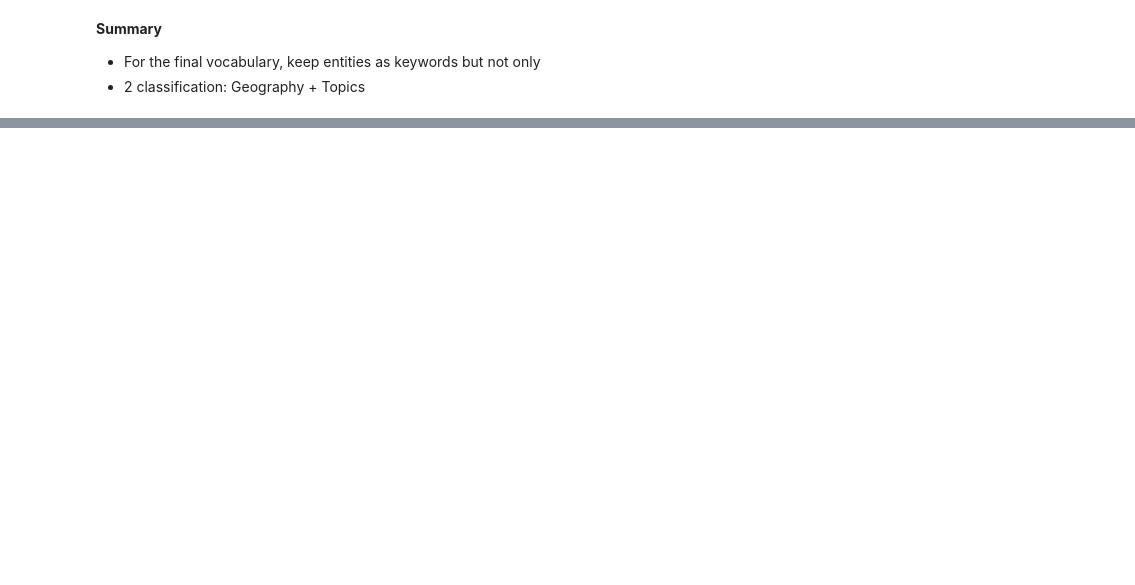
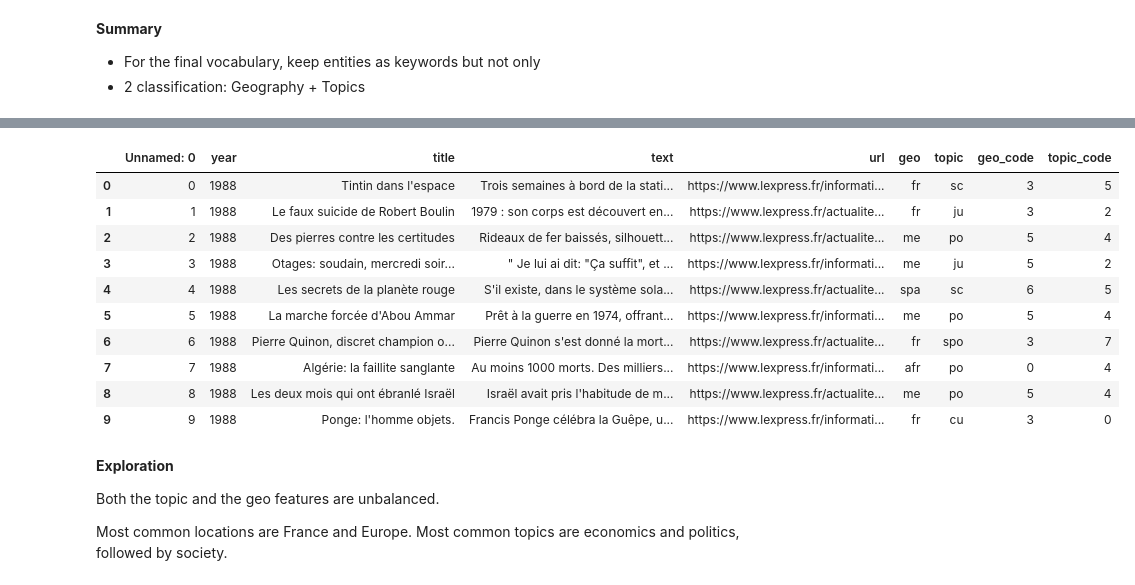
Before and after one commit to ldelille/nlp-archives, a Jupyter notebook: 02_TopicModeling.ipynb, the cells around one changed output, grey strips where cells are left out. Drawn from its saved outputs; the diff is of its cells as text; code cells hidden in the pictures; blank space fills up the shorter version.

```diff
--- a/02_TopicModeling.ipynb
+++ b/02_TopicModeling.ipynb
@@ -1068,0 +1098,15 @@ __Summary__
+# %%
+# create dictionaries
+
+geo_dic={}
+for index, row in geo_codes.iterrows():
+    geo_dic[row[1].strip(' ')]=row[0].strip(' ')
+    geo_dic[row[0].strip(' ')]=row[0].strip(' ')
+print(geo_dic)
+
+topic_dic={}
+for index, row in topic_codes.iterrows():
+    topic_dic[row[1].split(',')[0].strip(' ')]=row[0].strip(' ')
+    topic_dic[row[1].split(',')[0]]=row[0].strip(' ')
+    topic_dic[row[0].strip(' ')]=row[0].strip(' ')
+print(topic_dic)
@@ -1068,0 +1116,17 @@ __Summary__
+# %%
+# comparison
+print(set(labeled_df['geo']))
+print(set(labeled_df['topic']))
+
+# corrections
+geo_dic['France']='fr'
+geo_dic['latin america']='lat'
+geo_dic['mo']='me'
+geo_dic['middle east']='me'
+geo_dic['moyen-orient']='me'
+geo_dic['me']='me'
+
+topic_dic['misc']='mi'
+print('\nFinal dict:')
+print(geo_dic)
+print(topic_dic)
@@ -1068,0 +1140,30 @@ __Summary__
+# %%
+# map to categories
+
+labeled_df['geo']=labeled_df['geo'].apply(lambda x:geo_dic[x])
+labeled_df['topic']=labeled_df['topic'].apply(lambda x:topic_dic[x])
+labeled_df.geo = pd.Categorical(labeled_df.geo)
+labeled_df.topic = pd.Categorical(labeled_df.topic)
+
+labeled_df['geo_code'] = labeled_df.geo.cat.codes
+labeled_df['topic_code'] = labeled_df.topic.cat.codes
+
+labeled_df.head(10)
+# %% [output]
+|  | Unnamed: 0 | year | title | text | url | geo | topic | geo_code | topic_code |
+| 0 | 0 | 1988 | Tintin dans l'espace | Trois semaines à bord de la stati... | https://www.lexpress.fr/informati... | fr | sc | 3 | 5 |
+| 1 | 1 | 1988 | Le faux suicide de Robert Boulin | 1979 : son corps est découvert en... | https://www.lexpress.fr/actualite... | fr | ju | 3 | 2 |
+| 2 | 2 | 1988 | Des pierres contre les certitudes | Rideaux de fer baissés, silhouett... | https://www.lexpress.fr/actualite... | me | po | 5 | 4 |
+| 3 | 3 | 1988 | Otages: soudain, mercredi soir... | " Je lui ai dit: "Ça suffit", et ... | https://www.lexpress.fr/informati... | me | ju | 5 | 2 |
+| 4 | 4 | 1988 | Les secrets de la planète rouge | S'il existe, dans le système sola... | https://www.lexpress.fr/actualite... | spa | sc | 6 | 5 |
+| 5 | 5 | 1988 | La marche forcée d'Abou Ammar | Prêt à la guerre en 1974, offrant... | https://www.lexpress.fr/informati... | me | po | 5 | 4 |
+| 6 | 6 | 1988 | Pierre Quinon, discret champion o... | Pierre Quinon s'est donné la mort... | https://www.lexpress.fr/actualite... | fr | spo | 3 | 7 |
+| 7 | 7 | 1988 | Algérie: la faillite sanglante | Au moins 1000 morts. Des milliers... | https://www.lexpress.fr/informati... | afr | po | 0 | 4 |
+| 8 | 8 | 1988 | Les deux mois qui ont ébranlé Israël | Israël avait pris l'habitude de m... | https://www.lexpress.fr/actualite... | me | po | 5 | 4 |
+| 9 | 9 | 1988 | Ponge: l'homme objets. | Francis Ponge célébra la Guêpe, u... | https://www.lexpress.fr/informati... | fr | cu | 3 | 0 |
+# %% [markdown]
+__Exploration__
+
+Both the topic and the geo features are unbalanced.
+
+Most common locations are France and Europe. Most common topics are economics and politics, followed by society.
```
Also changed, not shown: parts of 33 cells of this notebook.
